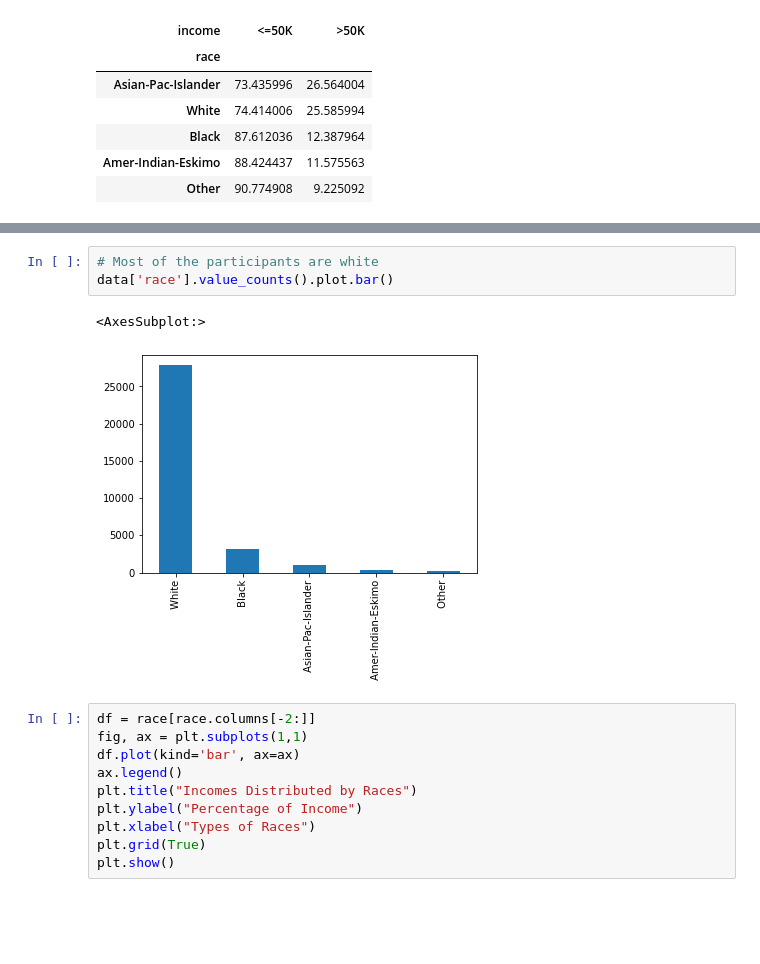
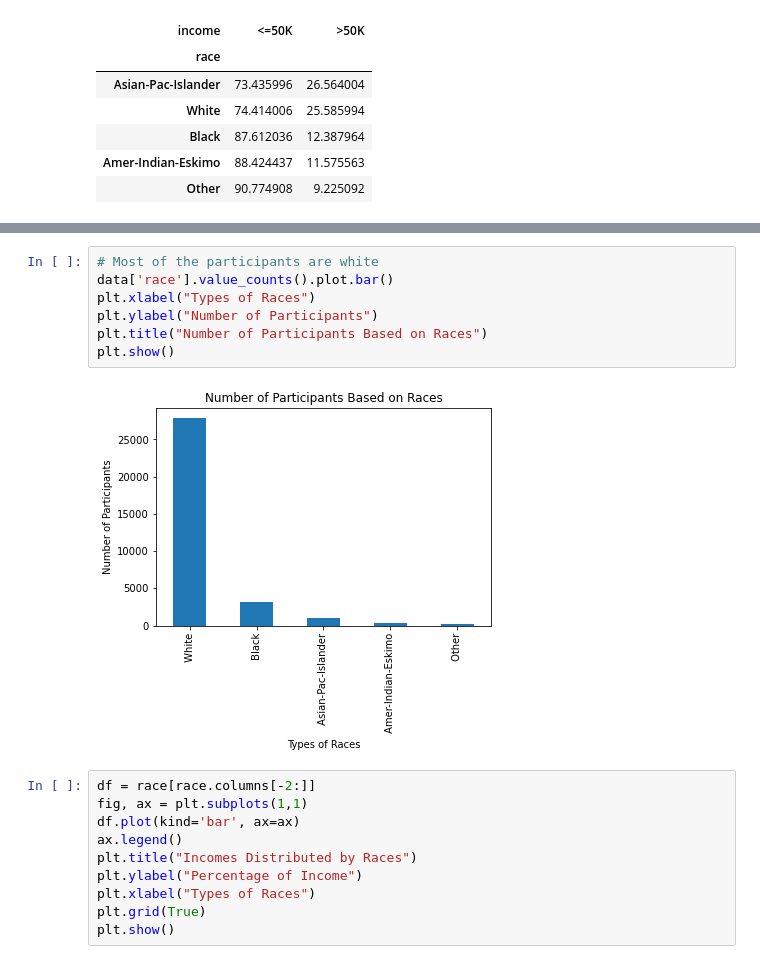
Before and after one commit to yuefu-jiang/Graphness-group-project, a Jupyter notebook: Sean/Race.ipynb, the cells around one changed output, grey strips where cells are left out. Cells and saved outputs as stored; diff of their text form; blank space fills up the shorter version.

```diff
--- a/Sean/Race.ipynb
+++ b/Sean/Race.ipynb
@@ -55,9 +76,12 @@ race
 # %%
 # Most of the participants are white
 data['race'].value_counts().plot.bar()
+plt.xlabel("Types of Races")
+plt.ylabel("Number of Participants")
+plt.title("Number of Participants Based on Races")
+plt.show()
 # %% [output]
-<AxesSubplot:>
-[figure, old version]
+[figure, new version]
 # %%
 df = race[race.columns[-2:]]
 fig, ax = plt.subplots(1,1)
```
Also changed, not shown: parts of 3 cells of this notebook.
